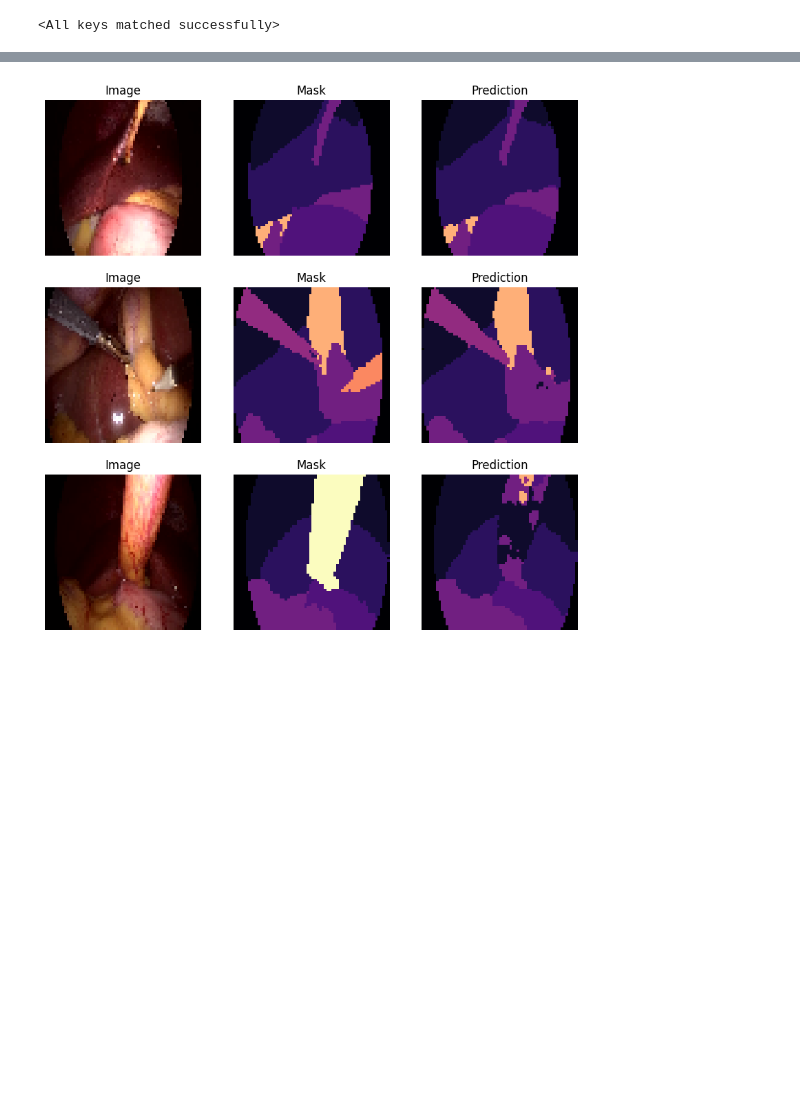
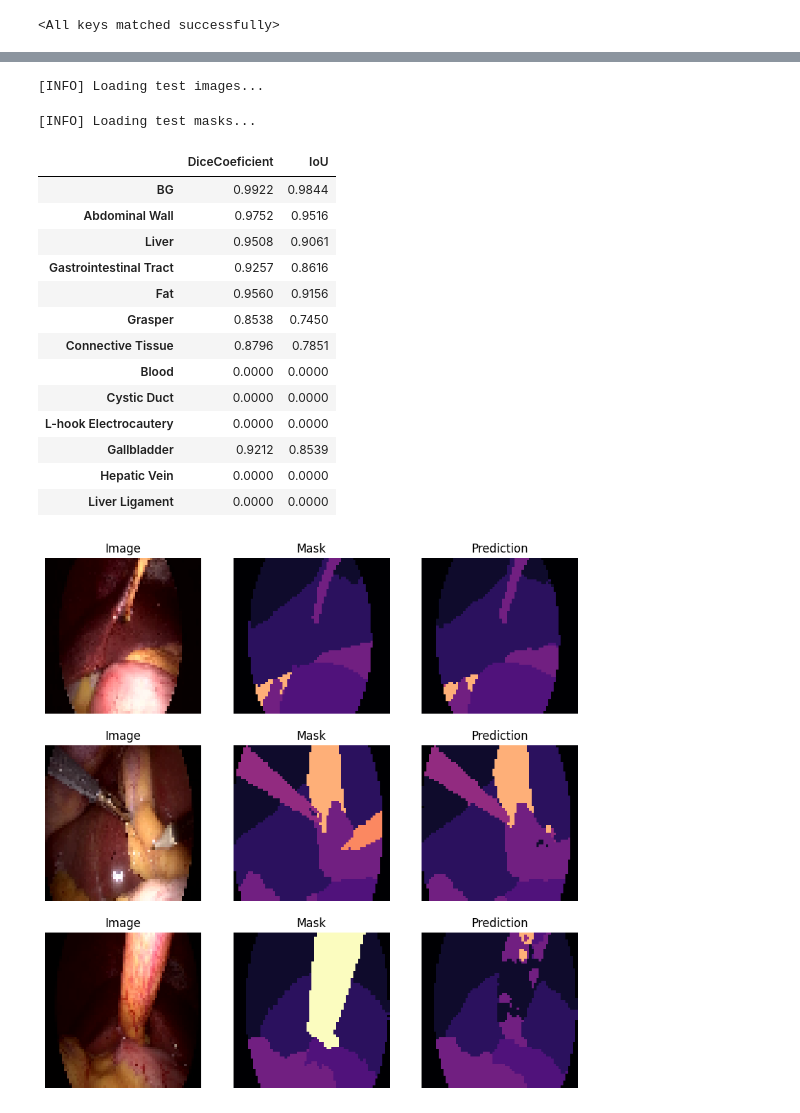
Before and after one commit to alexgmota/TFG-SW-AGM, a Jupyter notebook: src/Model_evaluation_Uformer.ipynb, the cells around one changed output, grey strips where cells are left out. Cells and saved outputs as stored; diff of their text form; code cells hidden in the pictures; blank space fills up the shorter version.

```diff
--- a/src/Model_evaluation_Uformer.ipynb
+++ b/src/Model_evaluation_Uformer.ipynb
@@ -264,3 +286,55 @@ plt.show()
+# %%
+pred = []
+y_true = []
+print('[INFO] Loading test images...')
+for testImg in tqdm(testImages):
+    pred.append(make_prediction(uformer, getPredImg(testImg), toCategorical=False))
+
+print('[INFO] Loading test masks...')
+for testMask in tqdm(testMasks):
+    testMask = getPredMask(testMask)
+    y_true.append(testMask)
+
+pred = np.array(pred)
+y_true = np.array(y_true)
+
+assert pred.shape == y_true.shape, f"{pred.shape} != {y_true.shape}"
+# %% [output]
+[INFO] Loading test images...
+[INFO] Loading test masks...
+# %%
+dice = losses.DiceCoeficient().cuda()
+iou = losses.MeanIoUBinary().cuda()
+
+prediction = torch.Tensor(pred)
+target = torch.Tensor(y_true)
+
+class_losses = {
+    'DiceCoeficient' : [],
+    'IoU' : [],
+}
+
+for i in range(NUM_CLASSES):
+    class_losses['DiceCoeficient'].append(f'{dice(target[:,:,:,i], prediction[:,:,:,i]).numpy():.4f}')
+    class_losses['IoU'].append(f'{iou(target[:,:,:,i], prediction[:,:,:,i]).numpy():.4f}')
+
+
+pd.DataFrame(class_losses, index=labels_encoding.values())
+# %% [output]
+|  | DiceCoeficient | IoU |
+| BG | 0.9922 | 0.9844 |
+| Abdominal Wall | 0.9752 | 0.9516 |
+| Liver | 0.9508 | 0.9061 |
+| Gastrointestinal Tract | 0.9257 | 0.8616 |
+| Fat | 0.9560 | 0.9156 |
+| Grasper | 0.8538 | 0.7450 |
+| Connective Tissue | 0.8796 | 0.7851 |
+| Blood | 0.0000 | 0.0000 |
+| Cystic Duct | 0.0000 | 0.0000 |
+| L-hook Electrocautery | 0.0000 | 0.0000 |
+| Gallbladder | 0.9212 | 0.8539 |
+| Hepatic Vein | 0.0000 | 0.0000 |
+| Liver Ligament | 0.0000 | 0.0000 |
 # %%
 plt.figure(figsize=(10,10))
 for i in range(3):
```
Also changed, not shown: parts of 9 cells of this notebook, 1 other file.
